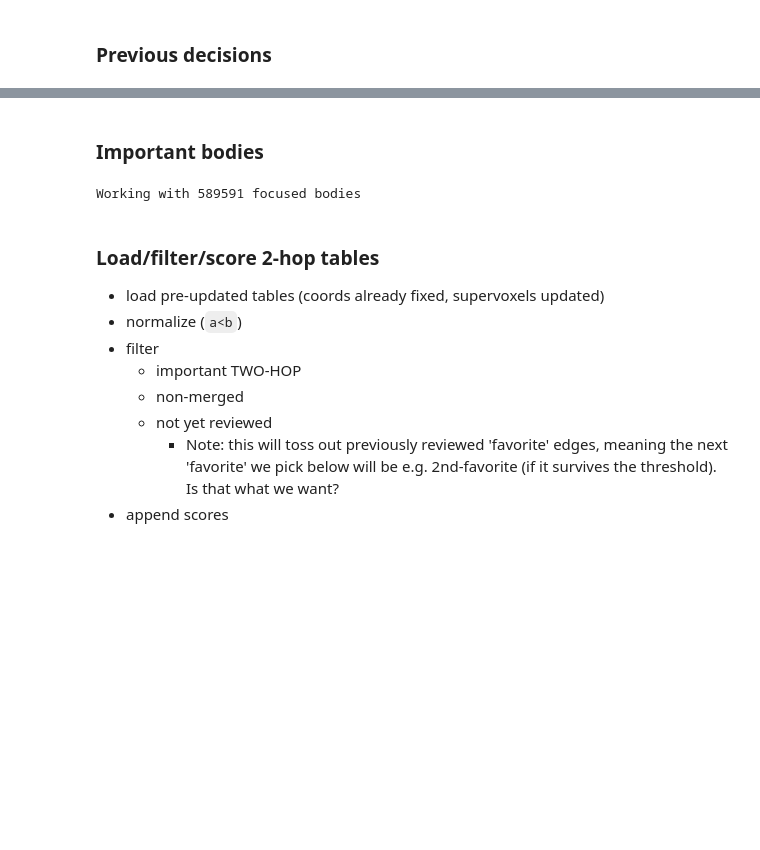
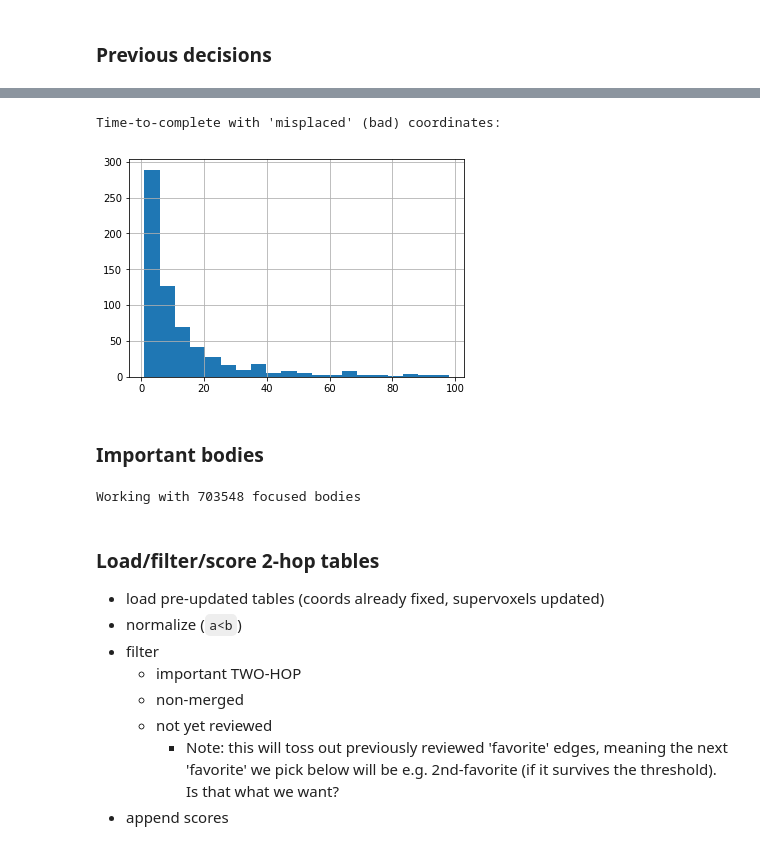
Before and after one commit to stuarteberg/random-hemibrain-notebooks, a Jupyter notebook: remaining-onehop.ipynb, the cells around one changed output, grey strips where cells are left out. Saved outputs shown, nothing was run; the diff lists cells and outputs as text; code cells hidden in the pictures; blank space fills up the shorter version.

```diff
--- a/remaining-onehop.ipynb
+++ b/remaining-onehop.ipynb
@@ -98,0 +191,7 @@ Loaded 405243 previous decisions
+# %%
+q = 'coordinate_status == "misplaced" and completion_secs < 100'
+ass0_prev.query(q)['completion_secs'].hist(bins=20)
+print("Time-to-complete with 'misplaced' (bad) coordinates:")
+# %% [output]
+Time-to-complete with 'misplaced' (bad) coordinates:
+[figure, added]
@@ -99,13 +214,22 @@ Loaded 405243 previous decisions
 # %% [markdown]
 ### Important bodies
 # %%
-focused_bodies_path = 'focused-bodies-table-7254.csv'
-focused_bodies_table = pd.read_csv(focused_bodies_path, dtype={'body': np.uint64})
+##
+## Using Analysis node state!
+##
+
+#focused_bodies_path = 'focused-7254-2tbars-2psds-10.0Mv.npy'
+focused_bodies_path = 'focused-662e-2tbars-2psds-10.0Mv.npy'
+focused_bodies_table = pd.DataFrame(np.load(focused_bodies_path))
 focused_bodies_table.set_index('body', inplace=True)
+
+# Filter for 0.5 criteria
+focused_bodies_table.query('PreSyn >= 2 or PostSyn >= 10 or voxel_count >= 10e6', inplace=True)
+
 important_bodies = set(focused_bodies_table.index)
 print(f"Working with {len(important_bodies)} focused bodies")
 # %% [output]
-Working with 589591 focused bodies
+Working with 703548 focused bodies
 # %% [markdown]
 ### Load/filter/score 2-hop tables
 
```
Also changed, not shown: parts of 126 cells of this notebook, 3 other files.
